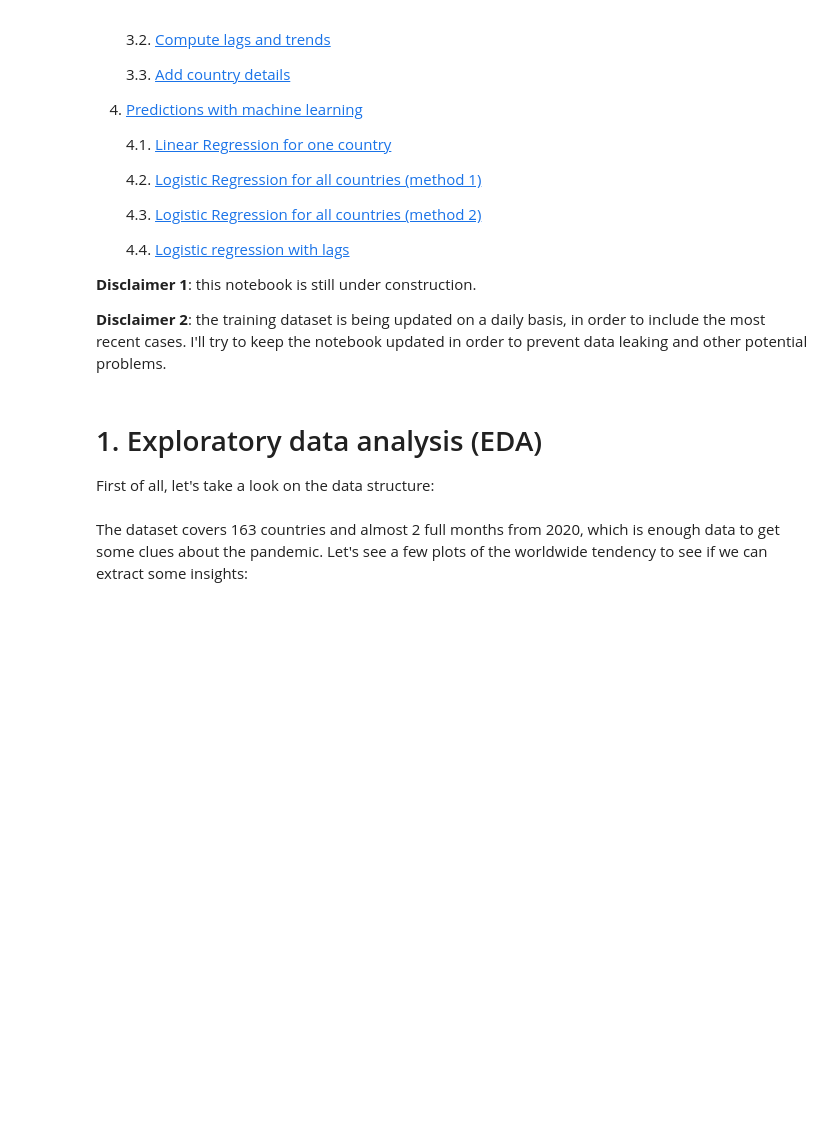
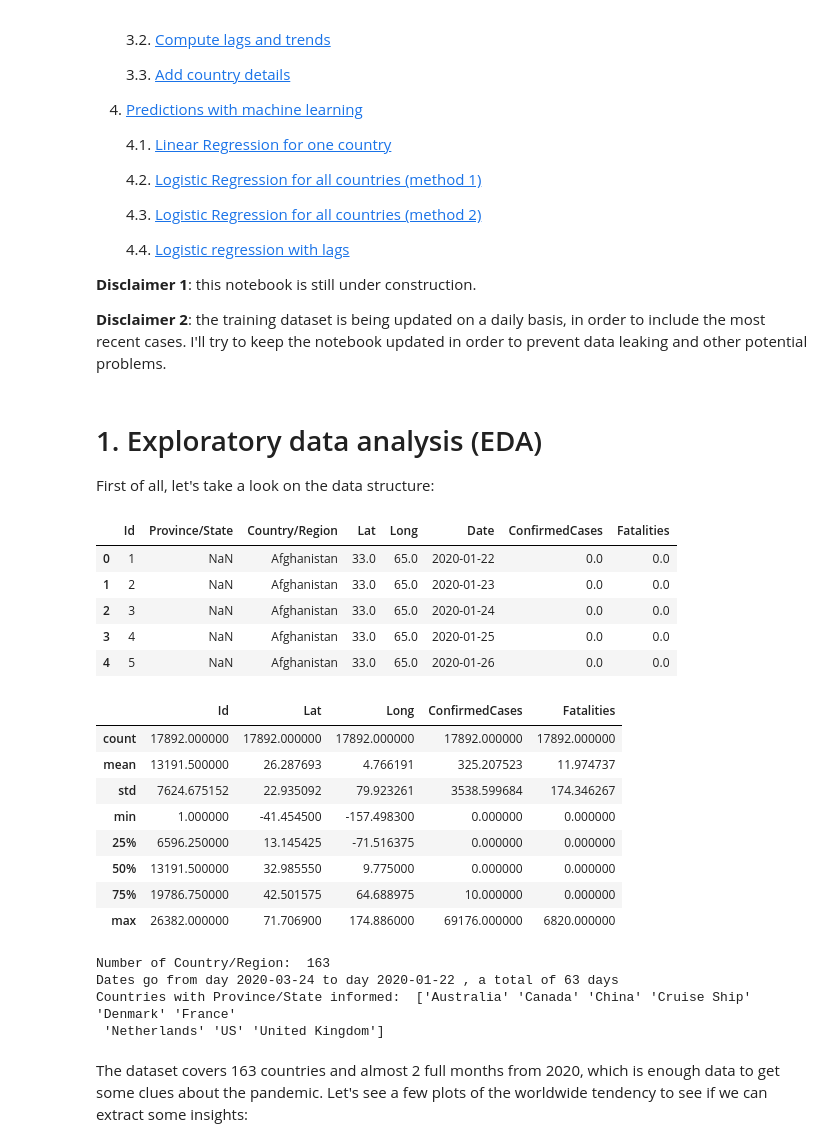
Before and after one commit to Watson-pub/covid-epidemology-prediction, a Jupyter notebook: COVID Global Forecast_ SIR model + ML regressions.ipynb, the cells around one changed output. Saved outputs shown, nothing was run; the diff lists cells and outputs as text; code cells hidden in the pictures; blank space fills up the shorter version.

```diff
--- a/COVID Global Forecast_ SIR model + ML regressions.ipynb
+++ b/COVID Global Forecast_ SIR model + ML regressions.ipynb
@@ -64,13 +64,33 @@ from sklearn.metrics import mean_squared_error
 First of all, let's take a look on the data structure:
 # %%
 #submission = pd.read_csv("../input/covid19-global-forecasting-week-1/submission.csv")
-test = pd.read_csv("../input/covid19-global-forecasting-week-1/test.csv")
-train = pd.read_csv("../input/covid19-global-forecasting-week-1/train.csv")
+test = pd.read_csv("data/test.csv")
+train = pd.read_csv("data/train.csv")
 display(train.head(5))
 display(train.describe())
 print("Number of Country/Region: ", train['Country/Region'].nunique())
 print("Dates go from day", max(train['Date']), "to day", min(train['Date']), ", a total of", train['Date'].nunique(), "days")
 print("Countries with Province/State informed: ", train[train['Province/State'].isna()==False]['Country/Region'].unique())
+# %% [output]
+|  | Id | Province/State | Country/Region | Lat | Long | Date | ConfirmedCases | Fatalities |
+| 0 | 1 | NaN | Afghanistan | 33.0 | 65.0 | 2020-01-22 | 0.0 | 0.0 |
+| 1 | 2 | NaN | Afghanistan | 33.0 | 65.0 | 2020-01-23 | 0.0 | 0.0 |
+| 2 | 3 | NaN | Afghanistan | 33.0 | 65.0 | 2020-01-24 | 0.0 | 0.0 |
+| 3 | 4 | NaN | Afghanistan | 33.0 | 65.0 | 2020-01-25 | 0.0 | 0.0 |
+| 4 | 5 | NaN | Afghanistan | 33.0 | 65.0 | 2020-01-26 | 0.0 | 0.0 |
+|  | Id | Lat | Long | ConfirmedCases | Fatalities |
+| count | 17892.000000 | 17892.000000 | 17892.000000 | 17892.000000 | 17892.000000 |
+| mean | 13191.500000 | 26.287693 | 4.766191 | 325.207523 | 11.974737 |
+| std | 7624.675152 | 22.935092 | 79.923261 | 3538.599684 | 174.346267 |
+| min | 1.000000 | -41.454500 | -157.498300 | 0.000000 | 0.000000 |
+| 25% | 6596.250000 | 13.145425 | -71.516375 | 0.000000 | 0.000000 |
+| 50% | 13191.500000 | 32.985550 | 9.775000 | 0.000000 | 0.000000 |
+| 75% | 19786.750000 | 42.501575 | 64.688975 | 10.000000 | 0.000000 |
+| max | 26382.000000 | 71.706900 | 174.886000 | 69176.000000 | 6820.000000 |
+Number of Country/Region:  163
+Dates go from day 2020-03-24 to day 2020-01-22 , a total of 63 days
+Countries with Province/State informed:  ['Australia' 'Canada' 'China' 'Cruise Ship' 'Denmark' 'France'
+ 'Netherlands' 'US' 'United Kingdom']
 # %% [markdown]
 The dataset covers 163 countries and almost 2 full months from 2020, which is enough data to get some clues about the pandemic. Let's see a few plots of the worldwide tendency to see if we can extract some insights:
 # %%
```
Also changed, not shown: parts of 18 cells of this notebook, 1 other file.
